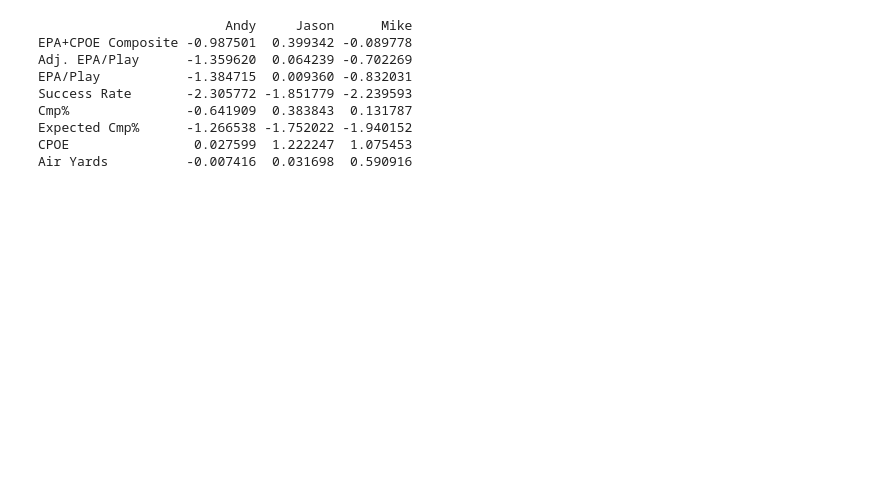
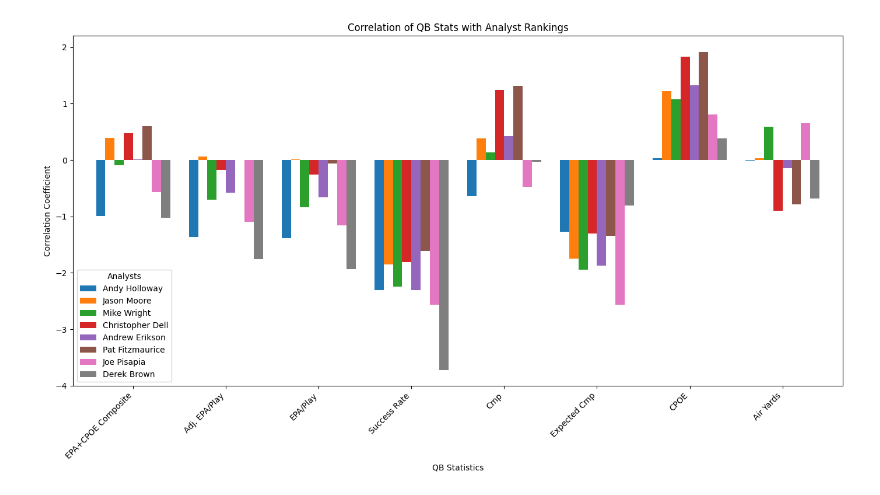
Before and after one commit to array-carpenter/14thstreetanalytics, a Jupyter notebook: fantasy/ffballers.ipynb, the cells around one changed output. Drawn from its saved outputs; the diff is of its cells as text; code cells hidden in the pictures; blank space fills up the shorter version.

```diff
--- a/fantasy/ffballers.ipynb
+++ b/fantasy/ffballers.ipynb
@@ -1,47 +1,49 @@
 # %%
+import matplotlib.pyplot as plt
 import pandas as pd
 from sklearn.preprocessing import StandardScaler
 from sklearn.linear_model import LinearRegression
-import numpy as np
 
 # Read the data from a CSV file
 df = pd.read_csv('2024FFBallers_QBs.csv')
 
 # Drop rows where there are missing values to ensure a clean correlation analysis
 df_cleaned = df.dropna()
 
 # Extract the rankers' columns and the stats columns
-rankers = df_cleaned[['Andy', 'Jason', 'Mike']]
-stats = df_cleaned.drop(columns=['Name', 'Andy', 'Jason', 'Mike'])
+rankers = df_cleaned[['Andy Holloway', 'Jason Moore', 'Mike Wright', 'Christopher Dell','Andrew Erikson','Pat Fitzmaurice','Joe Pisapia','Derek Brown']]
+stats = df_cleaned.drop(columns=['Name','Andy Holloway', 'Jason Moore', 'Mike Wright', 'Christopher Dell','Andrew Erikson','Pat Fitzmaurice','Joe Pisapia','Derek Brown'])
 
 # Standardize the statistics to ensure comparability
 scaler = StandardScaler()
 stats_scaled = scaler.fit_transform(stats)
 
 # Measure the correlation using linear regression (similar to Pearson correlation)
 def calculate_correlations(rankers, stats_scaled):
     correlations = {}
     for ranker in rankers.columns:
         correlations[ranker] = {}
         for i, stat in enumerate(stats.columns):
             model = LinearRegression()
             model.fit(stats_scaled[:, i].reshape(-1, 1), rankers[ranker])
             correlations[ranker][stat] = model.coef_[0]
     return correlations
 
 correlations = calculate_correlations(rankers, stats_scaled)
 
 # Convert the correlations to a DataFrame for better readability
 correlation_df = pd.DataFrame(correlations)
 
-print(correlation_df)
+# Plotting the correlations
+correlation_df.plot(kind='bar', figsize=(14, 8), width=0.8)
+plt.title('Correlation of QB Stats with Analyst Rankings')
+plt.ylabel('Correlation Coefficient')
+plt.xlabel('QB Statistics')
+plt.xticks(rotation=45, ha='right')
+plt.legend(title='Analysts')
+plt.tight_layout()
+
+# Show the plot
+plt.show()
 # %% [output]
-                        Andy     Jason      Mike
-EPA+CPOE Composite -0.987501  0.399342 -0.089778
-Adj. EPA/Play      -1.359620  0.064239 -0.702269
-EPA/Play           -1.384715  0.009360 -0.832031
-Success Rate       -2.305772 -1.851779 -2.239593
-Cmp%               -0.641909  0.383843  0.131787
-Expected Cmp%      -1.266538 -1.752022 -1.940152
-CPOE                0.027599  1.222247  1.075453
-Air Yards          -0.007416  0.031698  0.590916
+[figure, added]
```
Also changed, not shown: 5 other files.
